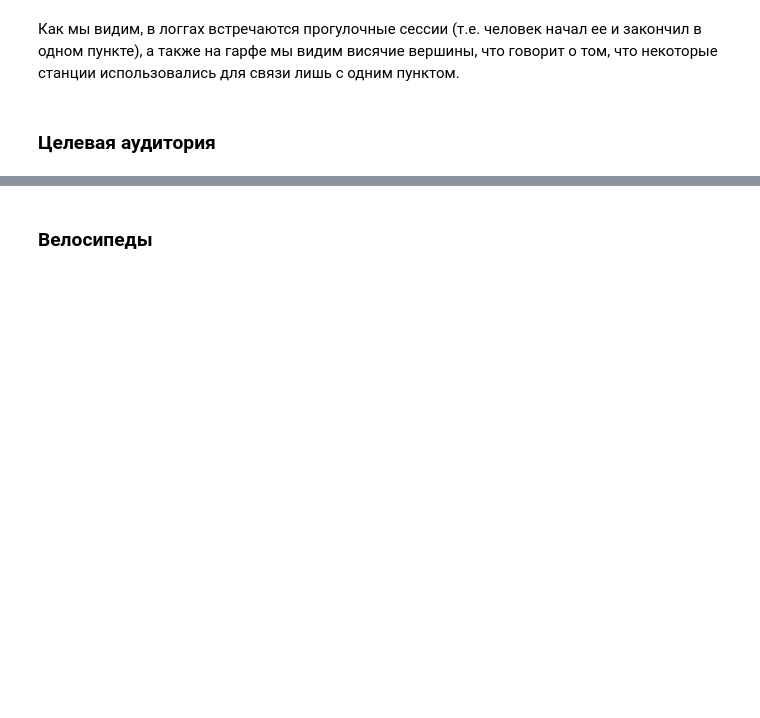
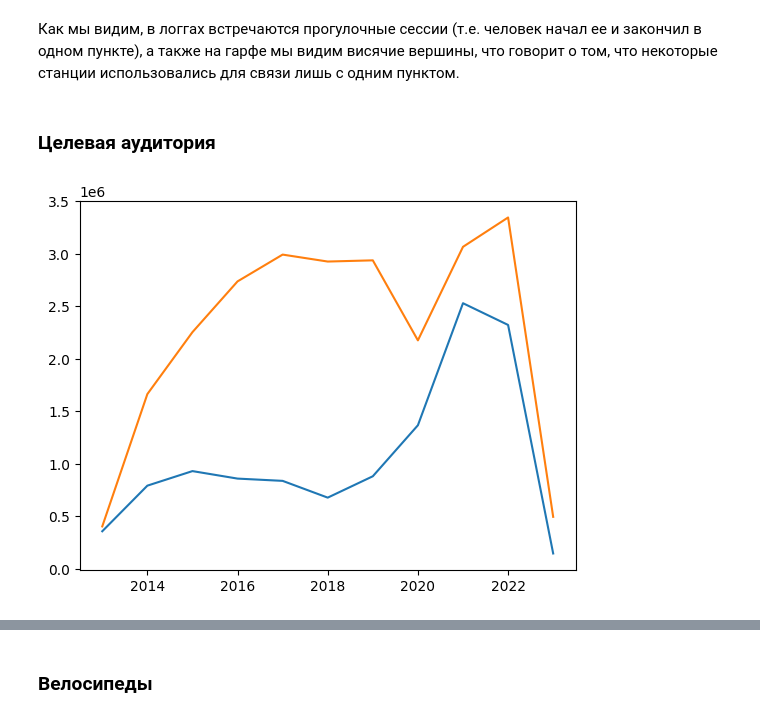
Before and after one commit to Konstantin-Kalug/yandex_bigdata_intensive, a Jupyter notebook: GeneralNotebook.ipynb, the cells around one changed output, grey strips where cells are left out. Saved outputs shown, nothing was run; the diff lists cells and outputs as text; code cells hidden in the pictures; blank space fills up the shorter version.

```diff
--- a/GeneralNotebook.ipynb
+++ b/GeneralNotebook.ipynb
@@ -333,3 +480,16 @@ nx.draw(graph, pos, **options)
 Как мы видим, в логгах встречаются прогулочные сессии (т.е. человек начал ее и закончил в одном пункте), а также на гарфе мы видим висячие вершины, что говорит о том, что некоторые станции использовались для связи лишь с одним пунктом.
 # %% [markdown]
 ### Целевая аудитория
+# %%
+members = []
+casuals = []
+for year in range(2013, 2024):
+    df = pd.read_table(f'data/src/{year}/part-00000', index_col=False, header=None, names=['id', 'biketype', 'starttime', 'endtime', 'startstation', 'endstation', 'startlat', 'startlng', 'endlat', 'endlng', 'member_casual', 'gender', 'age', 'bikeid'], sep=',')
+    casuals.append(len(df.loc[(df['member_casual'] == 'Customer') | (df['member_casual'] == 'casual')]))
+    members.append(len(df.loc[(df['member_casual'] == 'Subscriber') | (df['member_casual'] == 'member')]))
+# %%
+plt.plot(range(2013, 2024), casuals)
+plt.plot(range(2013, 2024), members)
+plt.show()
+# %% [output]
+[figure, added]
```
Also changed, not shown: parts of 67 cells of this notebook.
